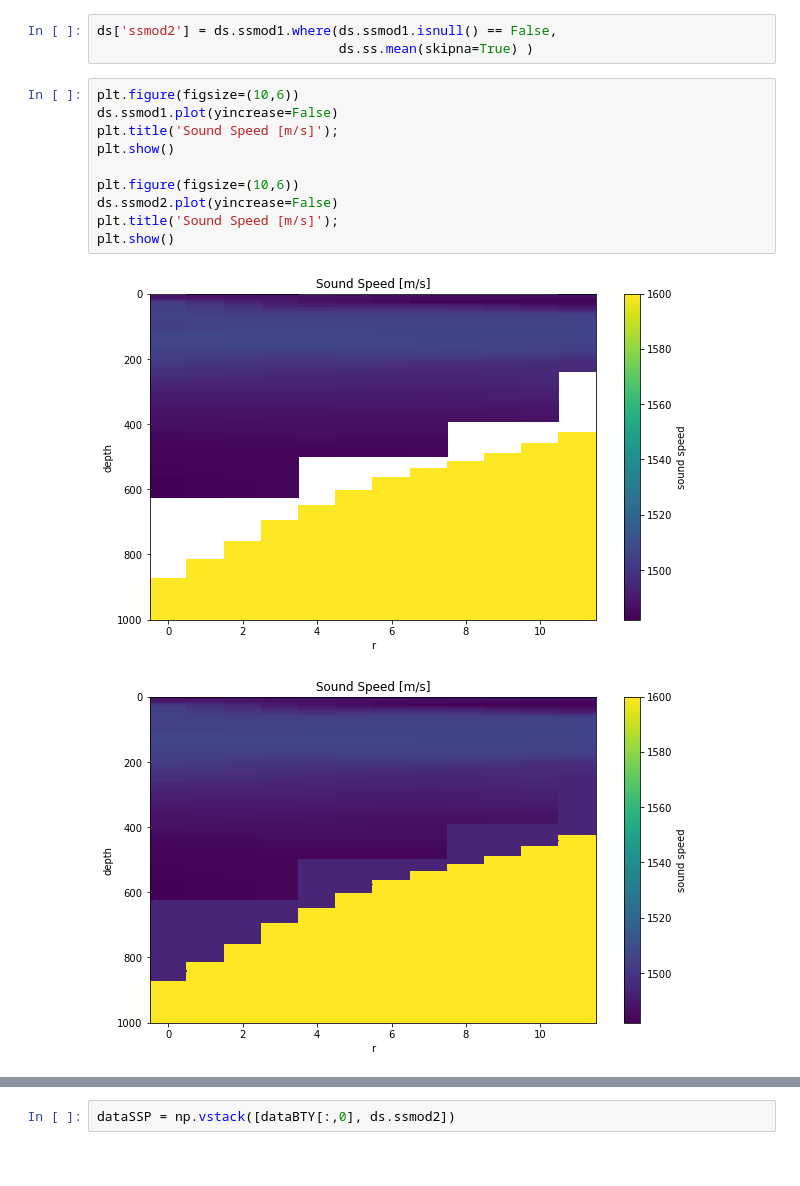
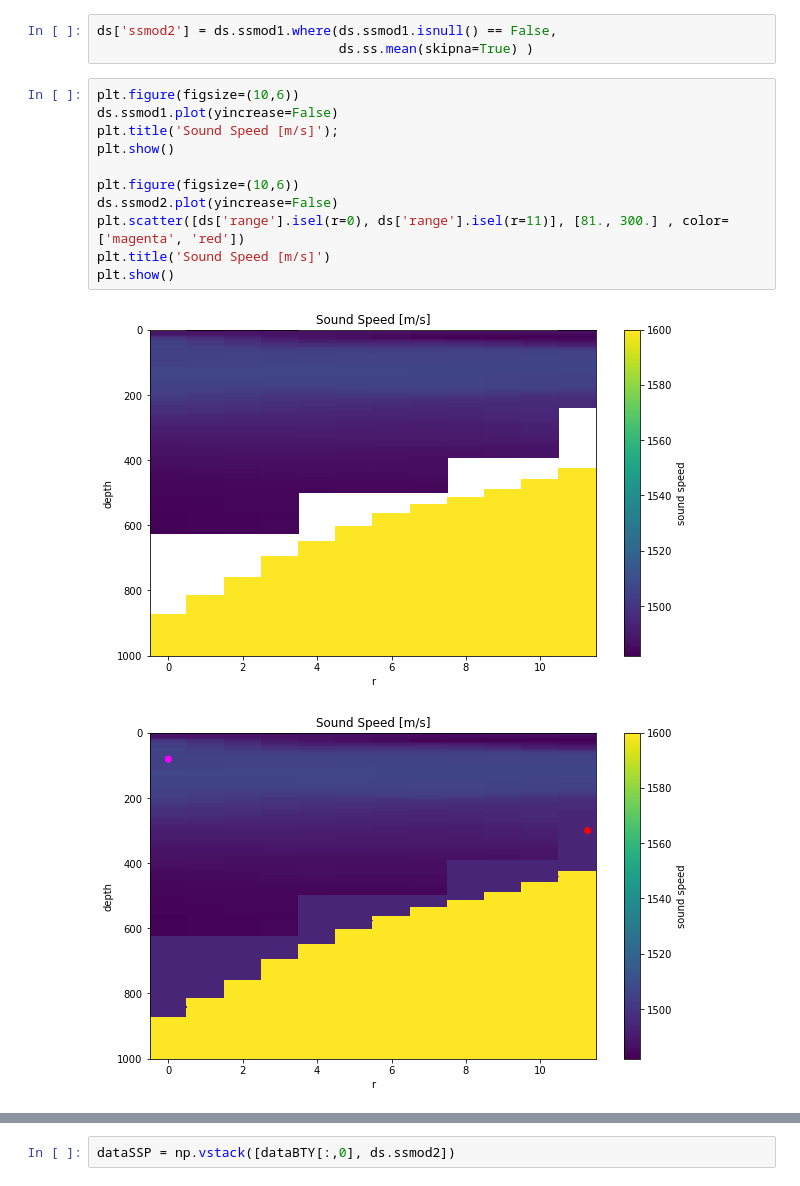
Before and after one commit to IvanaEscobar/sandbox, a Jupyter notebook: sandbox/notebooks/write-nesba-BELLHOP-input.ipynb, the cells around one changed output, grey strips where cells are left out. Saved outputs shown, nothing was run; the diff lists cells and outputs as text.

```diff
--- a/sandbox/notebooks/write-nesba-BELLHOP-input.ipynb
+++ b/sandbox/notebooks/write-nesba-BELLHOP-input.ipynb
@@ -171,13 +174,14 @@ ds['ssmod2'] = ds.ssmod1.where(ds.ssmod1.isnull() == False,
 # %%
 plt.figure(figsize=(10,6))
 ds.ssmod1.plot(yincrease=False)
 plt.title('Sound Speed [m/s]');
 plt.show()
 
 plt.figure(figsize=(10,6))
 ds.ssmod2.plot(yincrease=False)
-plt.title('Sound Speed [m/s]');
+plt.scatter([ds['range'].isel(r=0), ds['range'].isel(r=11)], [81., 300.] , color=['magenta', 'red'])
+plt.title('Sound Speed [m/s]')
 plt.show()
 # %% [output]
 [figure]
-[figure, old version]
+[figure, new version]
```
Also changed, not shown: parts of 4 cells of this notebook, 2 other files.
